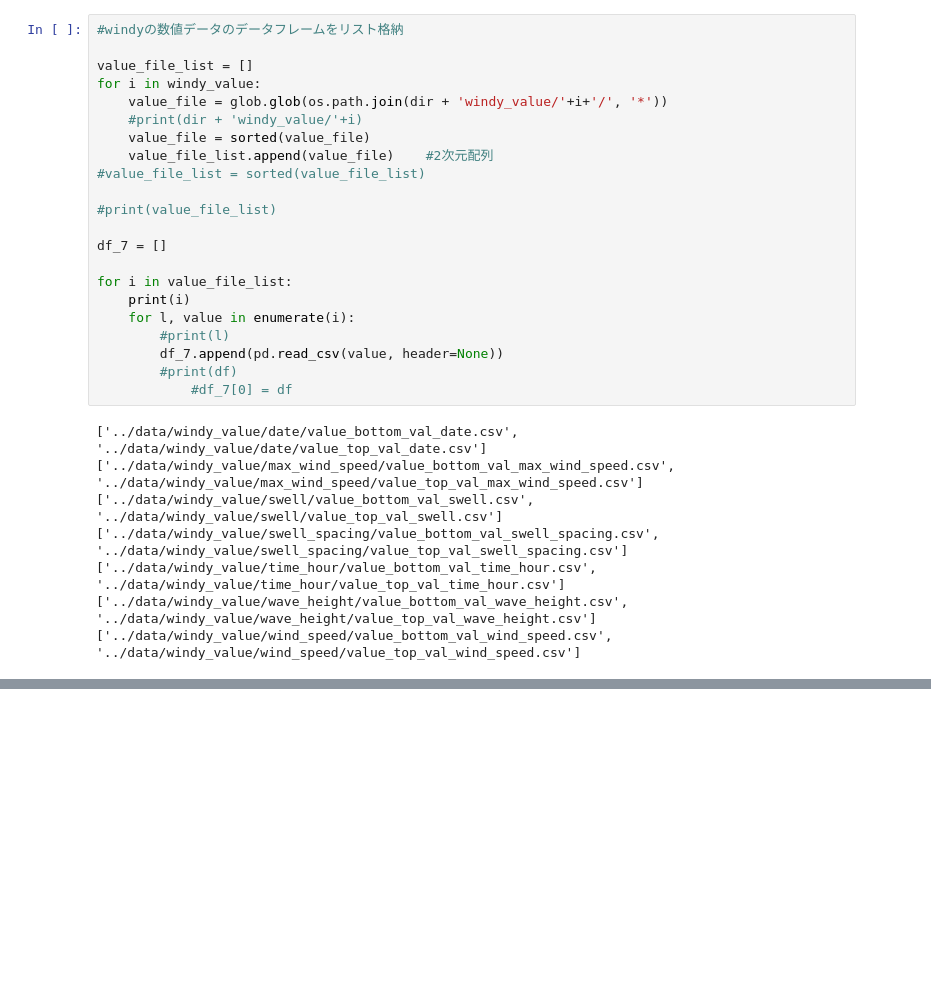
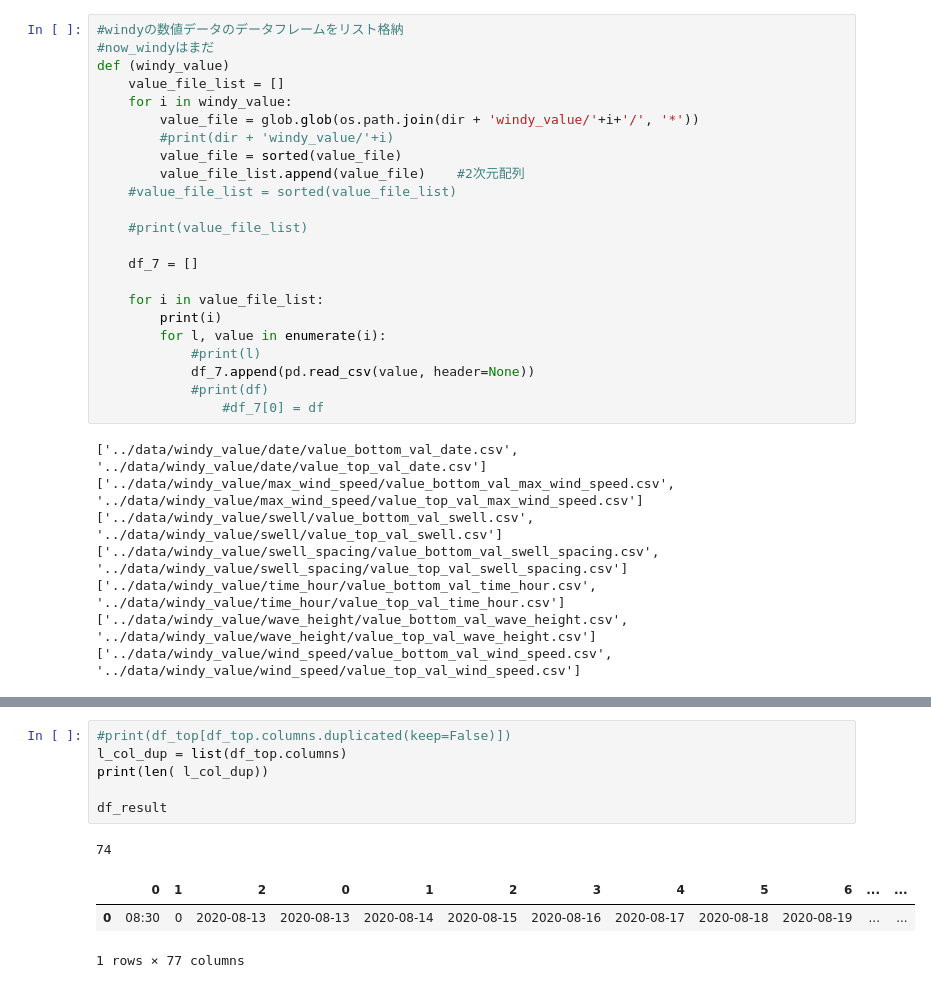
Before and after one commit to nonnn10/graduation-research, a Jupyter notebook: src/value_learn.ipynb, the cells around one changed output, grey strips where cells are left out. Saved outputs shown, nothing was run; the diff lists cells and outputs as text; blank space fills up the shorter version.

```diff
--- a/src/value_learn.ipynb
+++ b/src/value_learn.ipynb
@@ -81,26 +82,27 @@ Index: []
 0
 # %%
 #windyの数値データのデータフレームをリスト格納
+#now_windyはまだ
+def (windy_value)
+    value_file_list = []
+    for i in windy_value:
+        value_file = glob.glob(os.path.join(dir + 'windy_value/'+i+'/', '*'))
+        #print(dir + 'windy_value/'+i)
+        value_file = sorted(value_file)
+        value_file_list.append(value_file)    #2次元配列
+    #value_file_list = sorted(value_file_list)
 
-value_file_list = []
-for i in windy_value:
-    value_file = glob.glob(os.path.join(dir + 'windy_value/'+i+'/', '*'))
-    #print(dir + 'windy_value/'+i)
-    value_file = sorted(value_file)
-    value_file_list.append(value_file)    #2次元配列
-#value_file_list = sorted(value_file_list)
+    #print(value_file_list)
 
-#print(value_file_list)
+    df_7 = []
 
-df_7 = []
-
-for i in value_file_list:
-    print(i)
-    for l, value in enumerate(i):
-        #print(l)
-        df_7.append(pd.read_csv(value, header=None))
-        #print(df)
-            #df_7[0] = df
+    for i in value_file_list:
+        print(i)
+        for l, value in enumerate(i):
+            #print(l)
+            df_7.append(pd.read_csv(value, header=None))
+            #print(df)
+                #df_7[0] = df
 # %% [output]
 ['../data/windy_value/date/value_bottom_val_date.csv', '../data/windy_value/date/value_top_val_date.csv']
 ['../data/windy_value/max_wind_speed/value_bottom_val_max_wind_speed.csv', '../data/windy_value/max_wind_speed/value_top_val_max_wind_speed.csv']
@@ -201,0 +319,11 @@ df_top
+# %%
+#print(df_top[df_top.columns.duplicated(keep=False)])
+l_col_dup = list(df_top.columns)
+print(len( l_col_dup))
+
+df_result
+# %% [output]
+74
+|  | 0 | 1 | 2 | 0 | 1 | 2 | 3 | 4 | 5 | 6 | ... | ... |
+| 0 | 08:30 | 0 | 2020-08-13 | 2020-08-13 | 2020-08-14 | 2020-08-15 | 2020-08-16 | 2020-08-17 | 2020-08-18 | 2020-08-19 | ... | ... |
+1 rows × 77 columns
```
Also changed, not shown: parts of 8 cells of this notebook, 1 other file.
